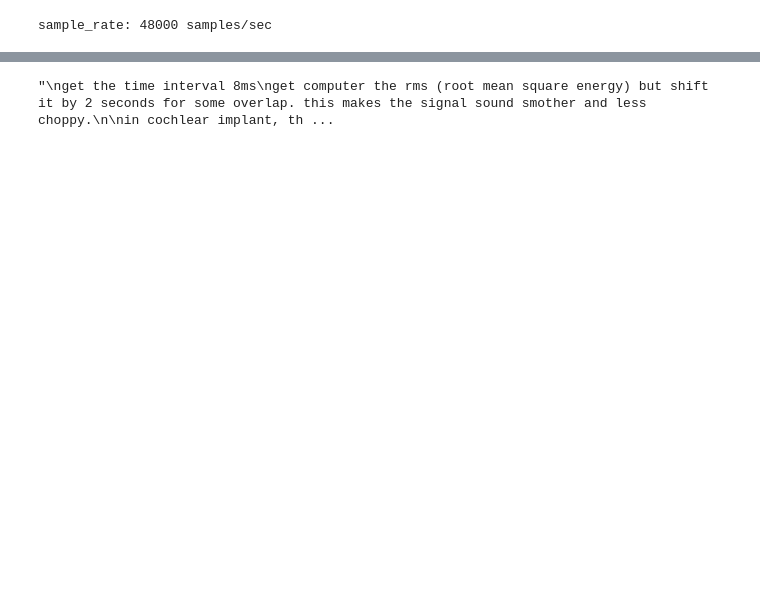
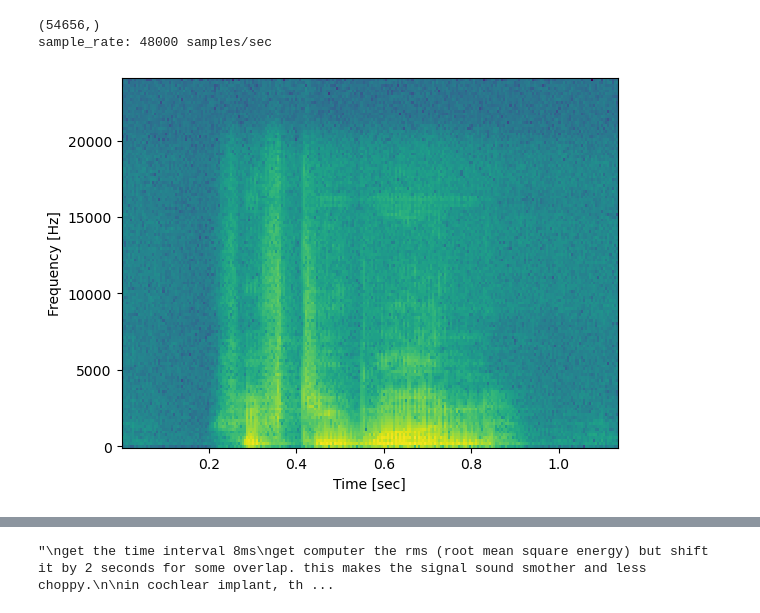
Before and after one commit to SasheO/DukeREU, a Jupyter notebook: Task 1- Simulate Audio CI Processing Pipeline.ipynb, the cells around one changed output, grey strips where cells are left out. Drawn from its saved outputs; the diff is of its cells as text; code cells hidden in the pictures; blank space fills up the shorter version.

```diff
--- a/Task 1- Simulate Audio CI Processing Pipeline.ipynb
+++ b/Task 1- Simulate Audio CI Processing Pipeline.ipynb
@@ -37,10 +45,23 @@ frequency_ranges = FREQUENCIES_FOR_6_CHANNELS_TABLE_2 ### CHANGE THIS TO which y
 # Load sample data from a WAV file
 sample_rate, data = scipy.io.wavfile.read(wav_file)
 times = np.arange(len(data))/sample_rate
+# data = sum(data.T) # if data is a 2d array (with two channels)
+print(data.shape)
 
 print("sample_rate:", str(sample_rate) + " samples/sec")
 # %% [output]
+(54656,)
 sample_rate: 48000 samples/sec
+# %%
+spectrogram_data = scipy.signal.spectrogram(data, sample_rate)
+
+f, t, Sxx = scipy.signal.spectrogram(data, sample_rate)
+plt.pcolormesh(t, f, 10*np.log10(Sxx))
+plt.ylabel('Frequency [Hz]')
+plt.xlabel('Time [sec]')
+plt.show()
+# %% [output]
+[figure, added]
 # %%
 data.shape
 # %% [output]
```
Also changed, not shown: parts of 13 cells of this notebook, 11 other files.
